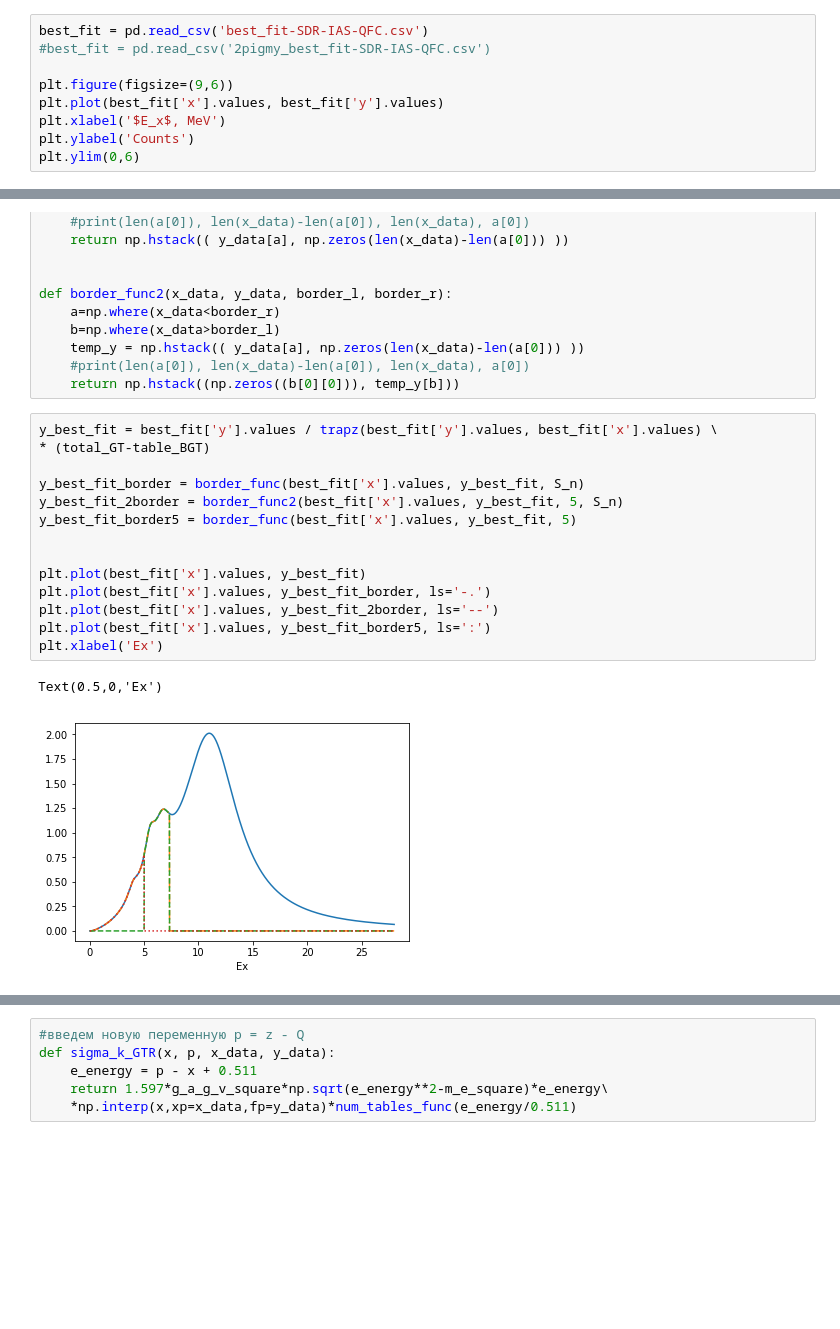
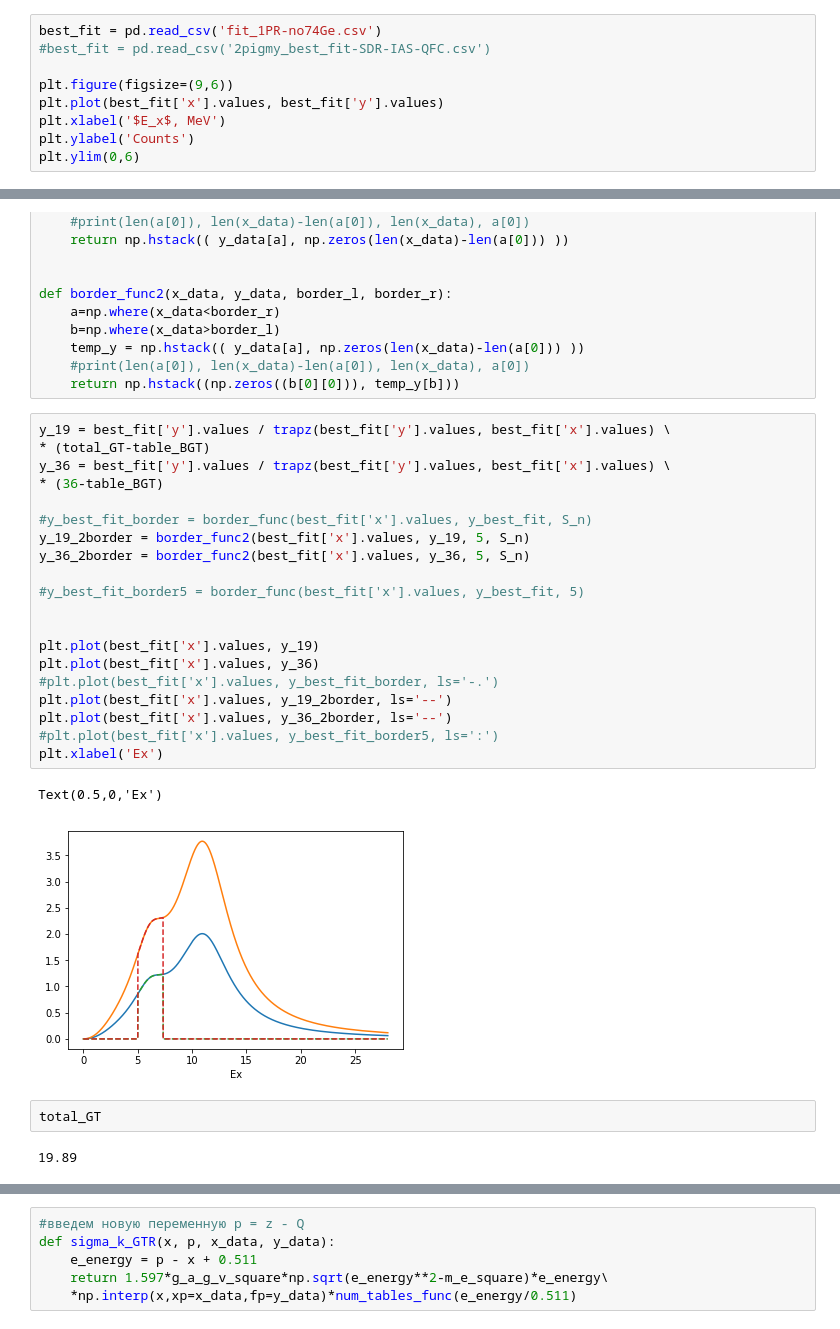
Before and after one commit to Almaz93/neutrino, a Jupyter notebook: double_beta_decay/Almaz's work/calculation/Check_influence_of_resonances_5.ipynb, the cells around one changed output, grey strips where cells are left out. Cells and saved outputs as stored; diff of their text form; blank space fills up the shorter version.

```diff
--- a/double_beta_decay/Almaz's work/calculation/Check_influence_of_resonances_5.ipynb
+++ b/double_beta_decay/Almaz's work/calculation/Check_influence_of_resonances_5.ipynb
@@ -218,7 +218,7 @@ rate_total   15.90657572096396
 # %% [markdown]
 ### Расчет сечения с учетом только best_fit
 # %%
-best_fit = pd.read_csv('best_fit-SDR-IAS-QFC.csv')
+best_fit = pd.read_csv('fit_1PR-no74Ge.csv')
 #best_fit = pd.read_csv('2pigmy_best_fit-SDR-IAS-QFC.csv')
 
 plt.figure(figsize=(9,6))
@@ -244,22 +244,32 @@ def border_func2(x_data, y_data, border_l, border_r):
     #print(len(a[0]), len(x_data)-len(a[0]), len(x_data), a[0])
     return np.hstack((np.zeros((b[0][0])), temp_y[b]))
 # %%
-y_best_fit = best_fit['y'].values / trapz(best_fit['y'].values, best_fit['x'].values) \
+y_19 = best_fit['y'].values / trapz(best_fit['y'].values, best_fit['x'].values) \
 * (total_GT-table_BGT)
+y_36 = best_fit['y'].values / trapz(best_fit['y'].values, best_fit['x'].values) \
+* (36-table_BGT)
 
-y_best_fit_border = border_func(best_fit['x'].values, y_best_fit, S_n)
-y_best_fit_2border = border_func2(best_fit['x'].values, y_best_fit, 5, S_n)
-y_best_fit_border5 = border_func(best_fit['x'].values, y_best_fit, 5)
+#y_best_fit_border = border_func(best_fit['x'].values, y_best_fit, S_n)
+y_19_2border = border_func2(best_fit['x'].values, y_19, 5, S_n)
+y_36_2border = border_func2(best_fit['x'].values, y_36, 5, S_n)
+
+#y_best_fit_border5 = border_func(best_fit['x'].values, y_best_fit, 5)
 
 
-plt.plot(best_fit['x'].values, y_best_fit)
-plt.plot(best_fit['x'].values, y_best_fit_border, ls='-.')
-plt.plot(best_fit['x'].values, y_best_fit_2border, ls='--')
-plt.plot(best_fit['x'].values, y_best_fit_border5, ls=':')
+plt.plot(best_fit['x'].values, y_19)
+plt.plot(best_fit['x'].values, y_36)
+#plt.plot(best_fit['x'].values, y_best_fit_border, ls='-.')
+plt.plot(best_fit['x'].values, y_19_2border, ls='--')
+plt.plot(best_fit['x'].values, y_36_2border, ls='--')
+#plt.plot(best_fit['x'].values, y_best_fit_border5, ls=':')
 plt.xlabel('Ex')
 # %% [output]
 Text(0.5,0,'Ex')
-[figure, old version]
+[figure, new version]
+# %%
+total_GT
+# %% [output]
+19.89
 # %% [markdown]
 Сечение для непрерывной части
 
```
Also changed, not shown: parts of 16 cells of this notebook, 7 other files.
